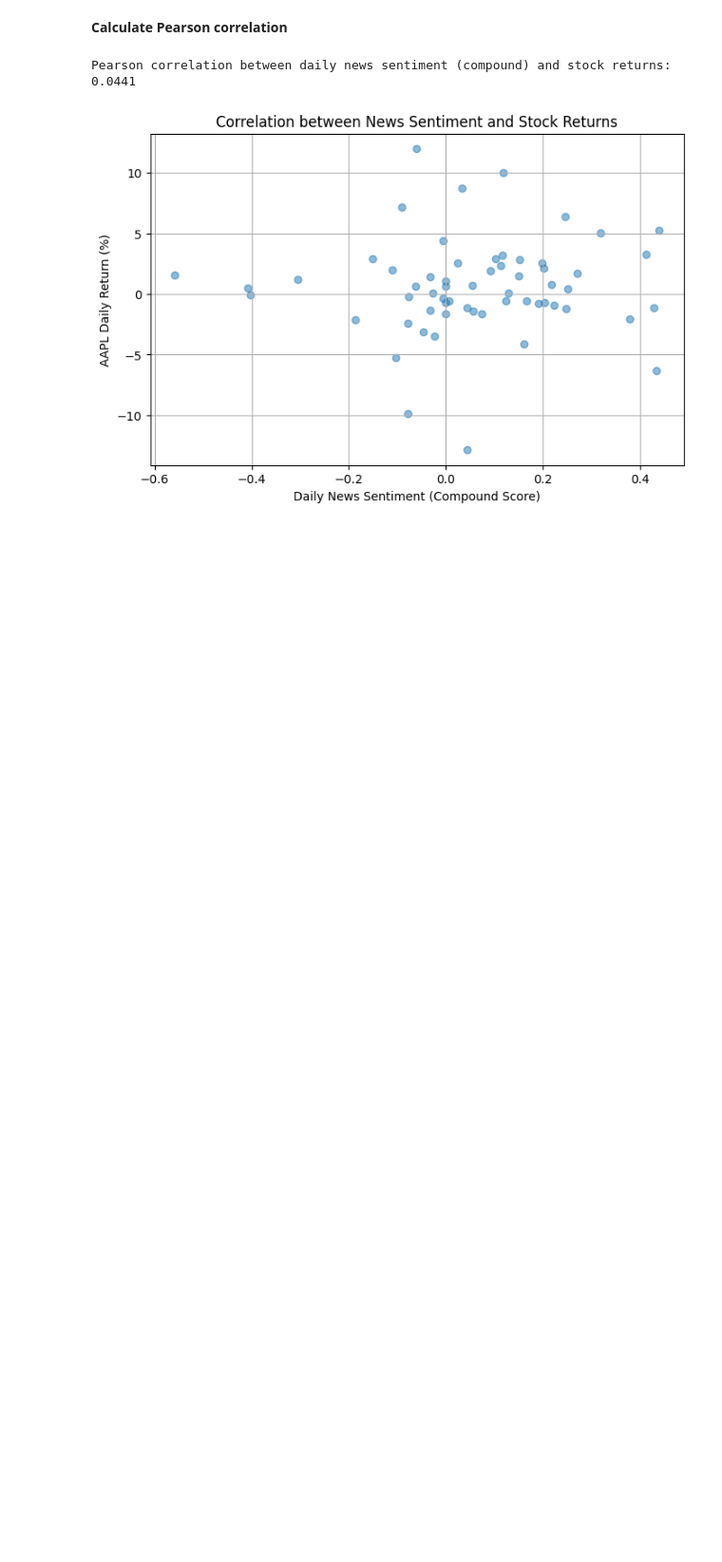
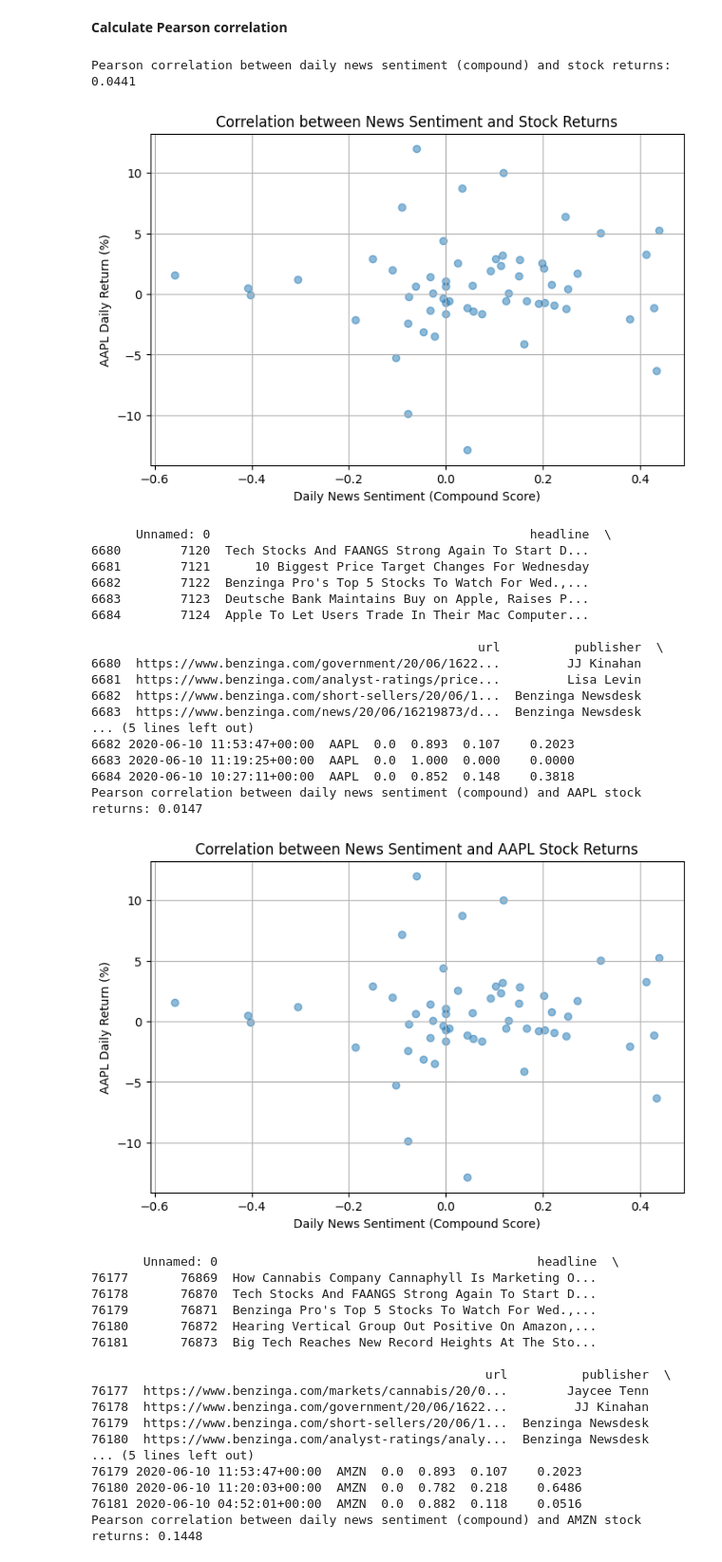
Before and after one commit to mikek1337/Predicting-Price-Moves-with-News-Sentiment-Week1, a Jupyter notebook: notebooks/financial-analysis.ipynb, the cells around one changed output. Shown at 95% size. Drawn from its saved outputs; the diff is of its cells as text; code cells hidden in the pictures; blank space fills up the shorter version.

```diff
--- a/notebooks/financial-analysis.ipynb
+++ b/notebooks/financial-analysis.ipynb
@@ -341,3 +341,63 @@ plt.show()
 # %% [output]
 Pearson correlation between daily news sentiment (compound) and stock returns: 0.0441
 [figure]
+# %%
+import sys
+import os
+sys.path.append('../src')
+from sentiment import Sentiment
+from finanical_statement import FinancialSentimentAnalyzer
+from finanical_analysis import FinanicalAnalysis
+stock_paths = ['AAPL_historical_data.csv', 'AMZN_historical_data.csv', 'GOOG_historical_data.csv', 'META_historical_data.csv', 'MSFT_historical_data.csv', 'NVDA_historical_data.csv', 'TSLA_historical_data.csv']
+tickers = ['AAPL', 'AMZN', 'GOOG', 'NVDA', 'TSLA']
+sentement = Sentiment('../data/raw_analyst_ratings.csv')
+for ticker in tickers:
+    daily_sentiment = sentement.compute_sentiment(ticker)
+    fsa = FinancialSentimentAnalyzer('../data/yfinance_data/'+ticker+'_historical_data.csv', daily_sentiment, ticker)
+    stock_data = fsa.load_data()
+    fa = FinanicalAnalysis(stock_data)
+    stock_data = fa.technical_indicators()
+    stock_data['SMA_20'] = stock_data['Close'].rolling(window=20).mean()
+    plt.figure(figsize=(14, 6))
+    plt.plot(stock_data.index, stock_data['Close'], label='Close Price')
+    plt.plot(stock_data.index, stock_data['SMA_20'], label='20-Day SMA')
+    plt.title(f'{ticker} Close Price and 20-Day SMA (PyNance)')
+    plt.legend()
+    plt.show()
+    fsa.run_all()
+# %% [output]
+      Unnamed: 0                                           headline  \
+6680        7120  Tech Stocks And FAANGS Strong Again To Start D...
+6681        7121      10 Biggest Price Target Changes For Wednesday
+6682        7122  Benzinga Pro's Top 5 Stocks To Watch For Wed.,...
+6683        7123  Deutsche Bank Maintains Buy on Apple, Raises P...
+6684        7124  Apple To Let Users Trade In Their Mac Computer...
+
+                                                    url          publisher  \
+6680  https://www.benzinga.com/government/20/06/1622...         JJ Kinahan
+6681  https://www.benzinga.com/analyst-ratings/price...         Lisa Levin
+6682  https://www.benzinga.com/short-sellers/20/06/1...  Benzinga Newsdesk
+6683  https://www.benzinga.com/news/20/06/16219873/d...  Benzinga Newsdesk
+... (5 lines left out)
+6682 2020-06-10 11:53:47+00:00  AAPL  0.0  0.893  0.107    0.2023
+6683 2020-06-10 11:19:25+00:00  AAPL  0.0  1.000  0.000    0.0000
+6684 2020-06-10 10:27:11+00:00  AAPL  0.0  0.852  0.148    0.3818
+Pearson correlation between daily news sentiment (compound) and AAPL stock returns: 0.0147
+[figure, added]
+       Unnamed: 0                                           headline  \
+76177       76869  How Cannabis Company Cannaphyll Is Marketing O...
+76178       76870  Tech Stocks And FAANGS Strong Again To Start D...
+76179       76871  Benzinga Pro's Top 5 Stocks To Watch For Wed.,...
+76180       76872  Hearing Vertical Group Out Positive On Amazon,...
+76181       76873  Big Tech Reaches New Record Heights At The Sto...
+
+                                                     url          publisher  \
+76177  https://www.benzinga.com/markets/cannabis/20/0...        Jaycee Tenn
+76178  https://www.benzinga.com/government/20/06/1622...         JJ Kinahan
+76179  https://www.benzinga.com/short-sellers/20/06/1...  Benzinga Newsdesk
+76180  https://www.benzinga.com/analyst-ratings/analy...  Benzinga Newsdesk
+... (5 lines left out)
+76179 2020-06-10 11:53:47+00:00  AMZN  0.0  0.893  0.107    0.2023
+76180 2020-06-10 11:20:03+00:00  AMZN  0.0  0.782  0.218    0.6486
+76181 2020-06-10 04:52:01+00:00  AMZN  0.0  0.882  0.118    0.0516
+Pearson correlation between daily news sentiment (compound) and AMZN stock returns: 0.1448
```
Also changed, not shown: parts of 1 cell of this notebook, 4 other files.
